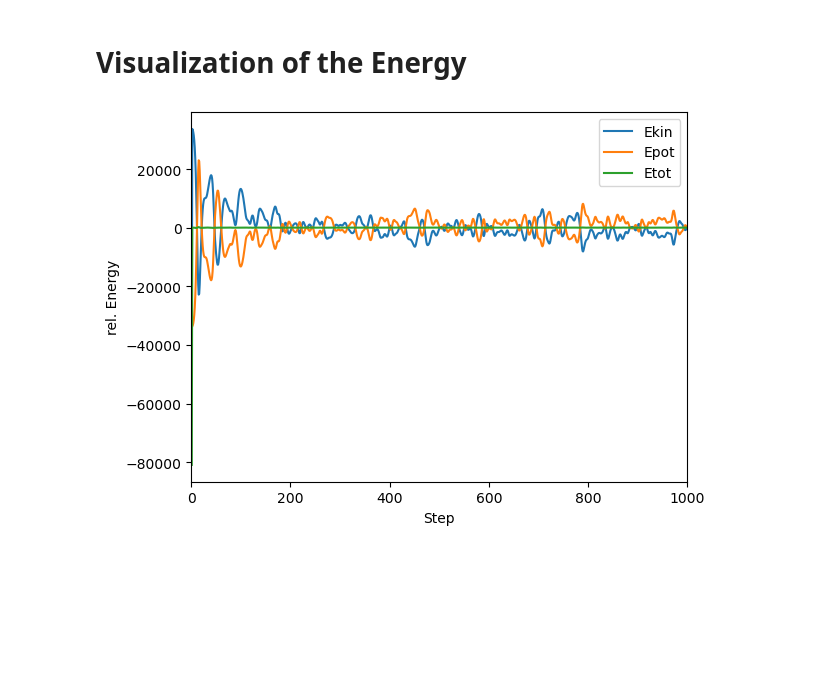
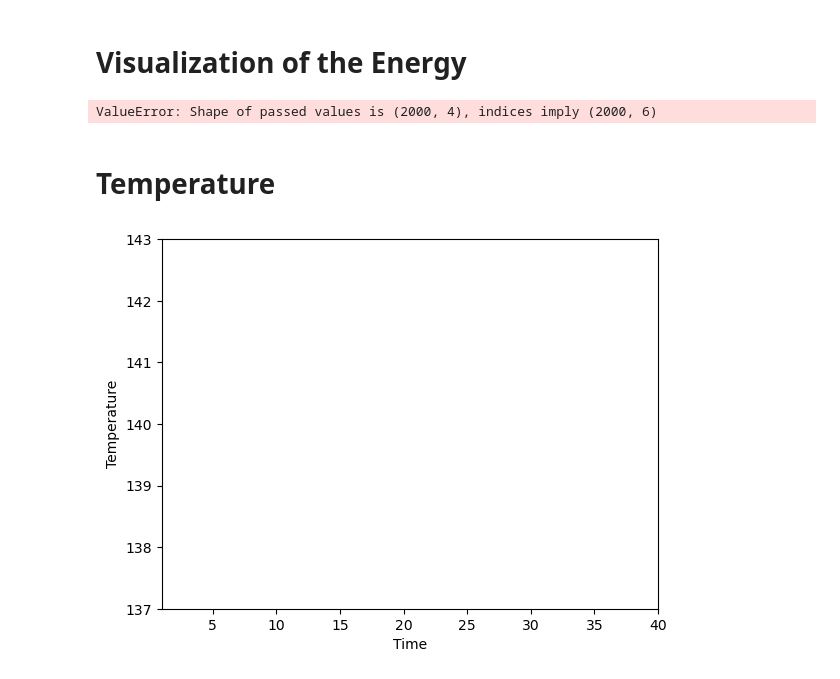
Before and after one commit to Katrin-Drys/WP8_programming, a Jupyter notebook: programs/LJ/evaluation.ipynb, the cells around one changed output. Drawn from its saved outputs; the diff is of its cells as text; code cells hidden in the pictures; blank space fills up the shorter version.

```diff
--- a/programs/LJ/evaluation.ipynb
+++ b/programs/LJ/evaluation.ipynb
@@ -7,7 +7,7 @@ import matplotlib.pyplot as plt
 
 # load the data
 data = np.loadtxt('energy.txt', skiprows=1)
-data = pd.DataFrame(data, columns=['step', 'Ekin', 'Epot', 'Etot'])
+data = pd.DataFrame(data, columns=['step', 'time', 'temp', 'Ekin', 'Epot', 'Etot'])
 
 # convert to relative energies
 data['Ekin'] -= data['Ekin'].mean()
@@ -15,13 +15,25 @@ data['Epot'] -= data['Epot'].mean()
 data['Etot'] -= data['Etot'].mean()
 
 # plot the data
-plt.plot(data['step'], data['Ekin'], label='Ekin')
-plt.plot(data['step'], data['Epot'], label='Epot')
-plt.plot(data['step'], data['Etot'], label='Etot')
-plt.xlabel('Step')
+plt.plot(data['time'], data['Ekin'], label='Ekin')
+plt.plot(data['time'], data['Epot'], label='Epot')
+plt.plot(data['time'], data['Etot'], label='Etot')
+plt.xlabel('Time')
 plt.ylabel('rel. Energy')
 plt.legend()
-plt.xlim(0, 1000)
+plt.xlim(1, 40)
+plt.ylim(-4000, 4000)
 plt.show()
 # %% [output]
-[figure, removed]
+ValueError: Shape of passed values is (2000, 4), indices imply (2000, 6)
+# %% [markdown]
+# Temperature
+# %%
+plt.plot(data['time'], data['temp'])
+plt.xlabel('Time')
+plt.ylabel('Temperature')
+plt.xlim(1, 40)
+plt.ylim(137, 143)
+plt.show()
+# %% [output]
+[figure, added]
```
Also changed, not shown: parts of 2 cells of this notebook, 23 other files.
